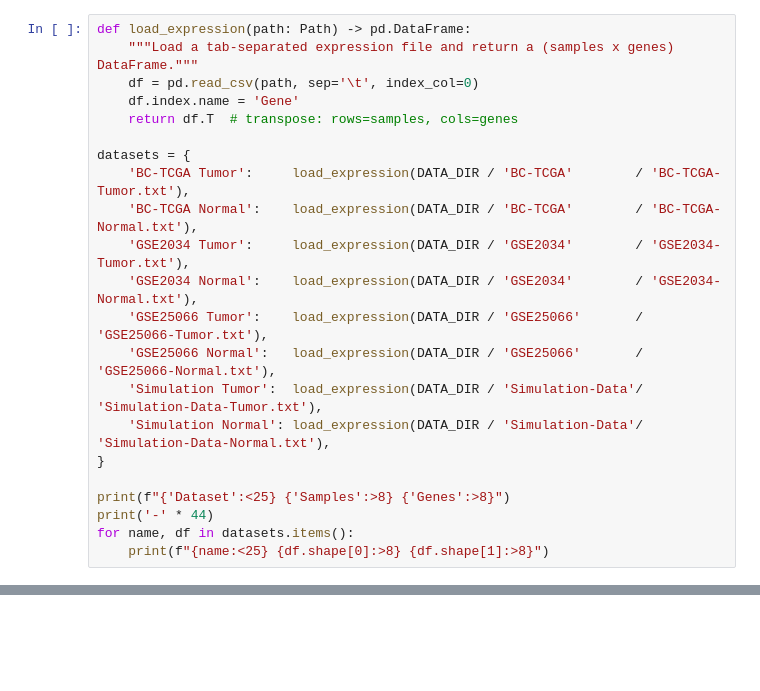
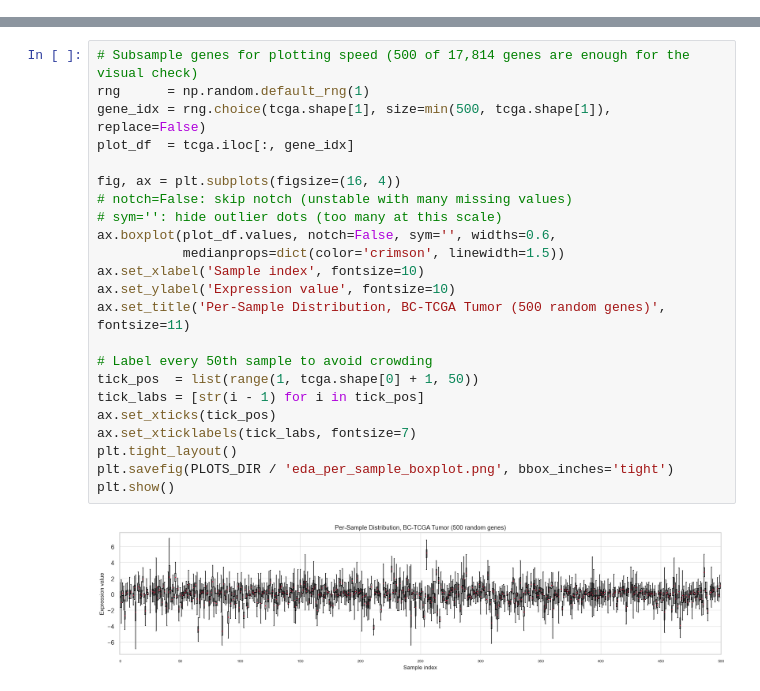
Before and after one commit to gpskentzos/DATA5322-CancerGenomeAtlas-Analysis, a Jupyter notebook: notebooks/01_eda.ipynb, the cells around one changed output, grey strips where cells are left out. Drawn from its saved outputs; the diff is of its cells as text; blank space fills up the shorter version.

```diff
--- a/notebooks/01_eda.ipynb
+++ b/notebooks/01_eda.ipynb
@@ -39,22 +0,0 @@ Each file is tab-separated.
-# %%
-def load_expression(path: Path) -> pd.DataFrame:
-    """Load a tab-separated expression file and return a (samples x genes) DataFrame."""
-    df = pd.read_csv(path, sep='\t', index_col=0)
-    df.index.name = 'Gene'
-    return df.T  # transpose: rows=samples, cols=genes
-
-datasets = {
-    'BC-TCGA Tumor':     load_expression(DATA_DIR / 'BC-TCGA'        / 'BC-TCGA-Tumor.txt'),
-    'BC-TCGA Normal':    load_expression(DATA_DIR / 'BC-TCGA'        / 'BC-TCGA-Normal.txt'),
-    'GSE2034 Tumor':     load_expression(DATA_DIR / 'GSE2034'        / 'GSE2034-Tumor.txt'),
-    'GSE2034 Normal':    load_expression(DATA_DIR / 'GSE2034'        / 'GSE2034-Normal.txt'),
-    'GSE25066 Tumor':    load_expression(DATA_DIR / 'GSE25066'       / 'GSE25066-Tumor.txt'),
-    'GSE25066 Normal':   load_expression(DATA_DIR / 'GSE25066'       / 'GSE25066-Normal.txt'),
-    'Simulation Tumor':  load_expression(DATA_DIR / 'Simulation-Data'/ 'Simulation-Data-Tumor.txt'),
-    'Simulation Normal': load_expression(DATA_DIR / 'Simulation-Data'/ 'Simulation-Data-Normal.txt'),
-}
-
-print(f"{'Dataset':<25} {'Samples':>8} {'Genes':>8}")
-print('-' * 44)
-for name, df in datasets.items():
-    print(f"{name:<25} {df.shape[0]:>8} {df.shape[1]:>8}")
@@ -413,0 +294,25 @@ Saved:
+# %%
+# Subsample genes for plotting speed (500 of 17,814 genes are enough for the visual check)
+rng      = np.random.default_rng(1)
+gene_idx = rng.choice(tcga.shape[1], size=min(500, tcga.shape[1]), replace=False)
+plot_df  = tcga.iloc[:, gene_idx]
+
+fig, ax = plt.subplots(figsize=(16, 4))
+# notch=False: skip notch (unstable with many missing values)
+# sym='': hide outlier dots (too many at this scale)
+ax.boxplot(plot_df.values, notch=False, sym='', widths=0.6,
+           medianprops=dict(color='crimson', linewidth=1.5))
+ax.set_xlabel('Sample index', fontsize=10)
+ax.set_ylabel('Expression value', fontsize=10)
+ax.set_title('Per-Sample Distribution, BC-TCGA Tumor (500 random genes)', fontsize=11)
+
+# Label every 50th sample to avoid crowding
+tick_pos  = list(range(1, tcga.shape[0] + 1, 50))
+tick_labs = [str(i - 1) for i in tick_pos]
+ax.set_xticks(tick_pos)
+ax.set_xticklabels(tick_labs, fontsize=7)
+plt.tight_layout()
+plt.savefig(PLOTS_DIR / 'eda_per_sample_boxplot.png', bbox_inches='tight')
+plt.show()
+# %% [output]
+[figure, added]
```
Also changed, not shown: parts of 46 cells of this notebook, 1 other file.
